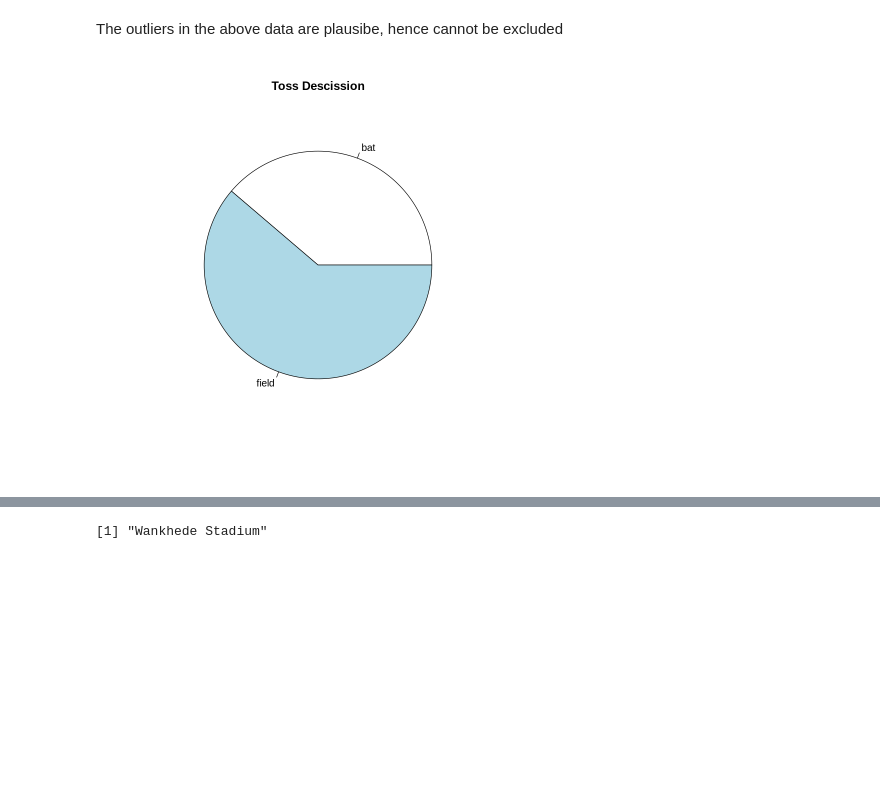
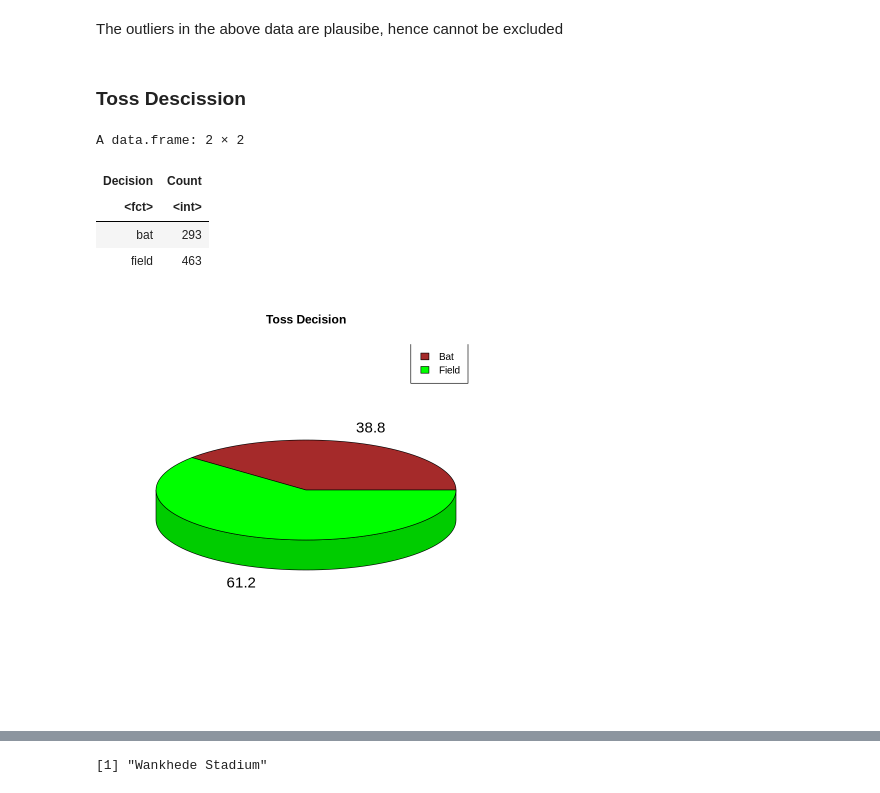
Before and after one commit to Abhishek4848/IPL-Match-Analysis, a Jupyter notebook: IPL_Analysis.ipynb, the cells around one changed output, grey strips where cells are left out. Drawn from its saved outputs; the diff is of its cells as text; code cells hidden in the pictures; blank space fills up the shorter version.

```diff
--- a/IPL_Analysis.ipynb
+++ b/IPL_Analysis.ipynb
@@ -145,7 +156,19 @@ summary(df$win_by_runs)
 [figure]
 # %% [markdown]
 The outliers in the above data are plausibe, hence cannot be excluded
-# %%
-pie(table(df$toss_decision), main="Toss Descission")
-# %% [output]
-[figure, removed]
+# %% [markdown]
+### Toss Descission
+# %%
+toss = data.frame(table(df$toss_decision))
+colnames(toss) = c("Decision","Count")
+pieper = round(100*toss$Count/sum(toss$Count), 1)
+toss
+pie3D(table(df$toss_decision),labels=pieper,main="Toss Decision",col=c("brown","green"))
+legend("topright",c("Bat","Field"),fill=c("brown","green"))
+# %% [output]
+A data.frame: 2 × 2
+| Decision | Count |
+| <fct> | <int> |
+| bat | 293 |
+| field | 463 |
+[figure, added]
```
Also changed, not shown: parts of 13 cells of this notebook.
